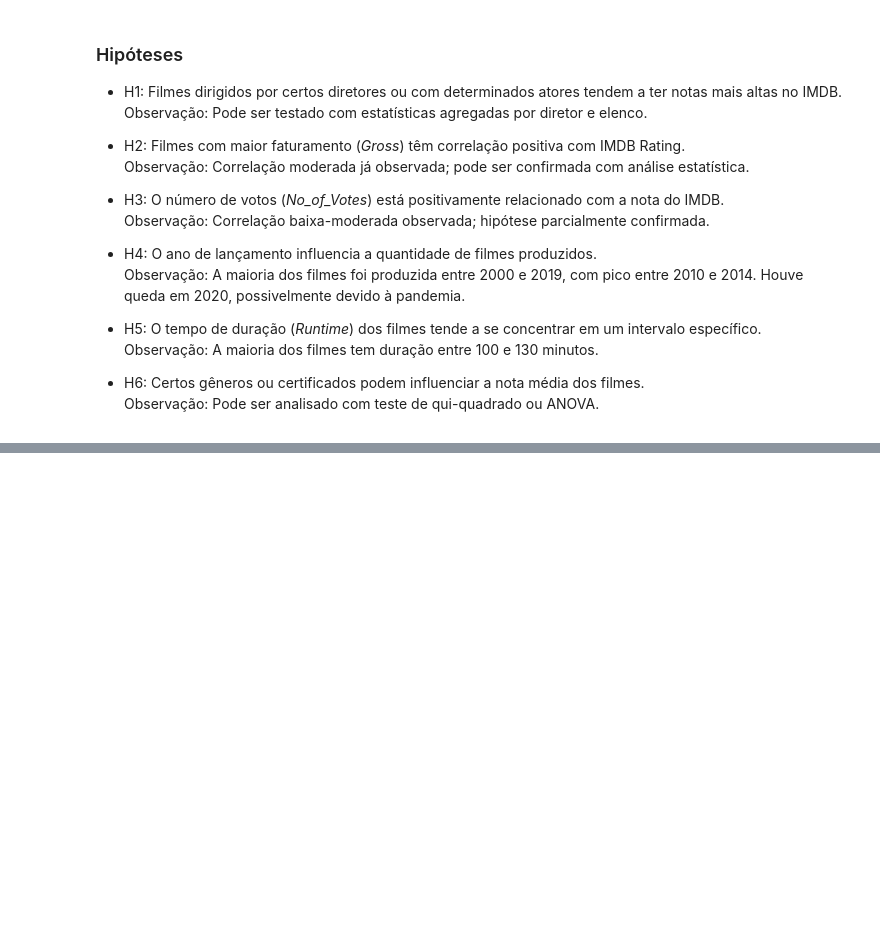
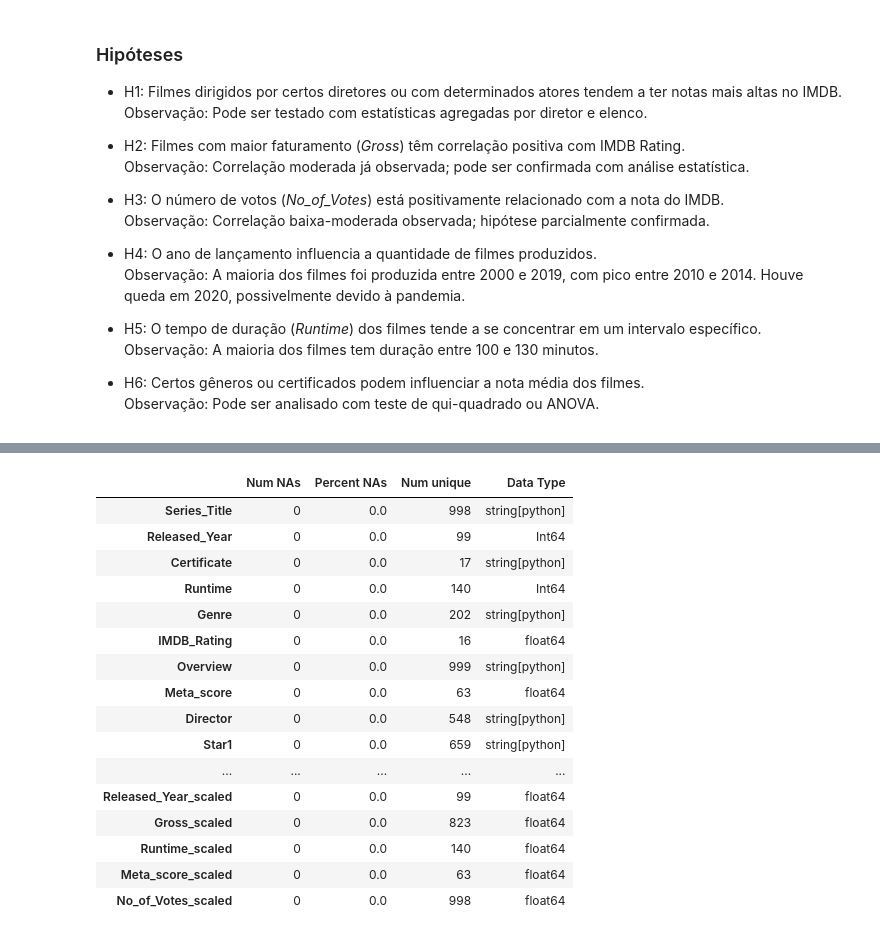
Before and after one commit to thiagogsdsa/LH_CD_THIAGO_GS, a Jupyter notebook: notebooks/1.0.lh_cd_thiago_gs.ipynb, the cells around one changed output, grey strips where cells are left out. Saved outputs shown, nothing was run; the diff lists cells and outputs as text; code cells hidden in the pictures; blank space fills up the shorter version.

```diff
--- a/notebooks/1.0.lh_cd_thiago_gs.ipynb
+++ b/notebooks/1.0.lh_cd_thiago_gs.ipynb
@@ -952,0 +867,20 @@ plt.show()
+# %%
+df_transformed_info['info']
+# %% [output]
+|  | Num NAs | Percent NAs | Num unique | Data Type |
+| Series_Title | 0 | 0.0 | 998 | string[python] |
+| Released_Year | 0 | 0.0 | 99 | Int64 |
+| Certificate | 0 | 0.0 | 17 | string[python] |
+| Runtime | 0 | 0.0 | 140 | Int64 |
+| Genre | 0 | 0.0 | 202 | string[python] |
+| IMDB_Rating | 0 | 0.0 | 16 | float64 |
+| Overview | 0 | 0.0 | 999 | string[python] |
+| Meta_score | 0 | 0.0 | 63 | float64 |
+| Director | 0 | 0.0 | 548 | string[python] |
+| Star1 | 0 | 0.0 | 659 | string[python] |
+| ... | ... | ... | ... | ... |
+| Released_Year_scaled | 0 | 0.0 | 99 | float64 |
+| Gross_scaled | 0 | 0.0 | 823 | float64 |
+| Runtime_scaled | 0 | 0.0 | 140 | float64 |
+| Meta_score_scaled | 0 | 0.0 | 63 | float64 |
+| No_of_Votes_scaled | 0 | 0.0 | 998 | float64 |
```
Also changed, not shown: parts of 52 cells of this notebook, 4 other files.
